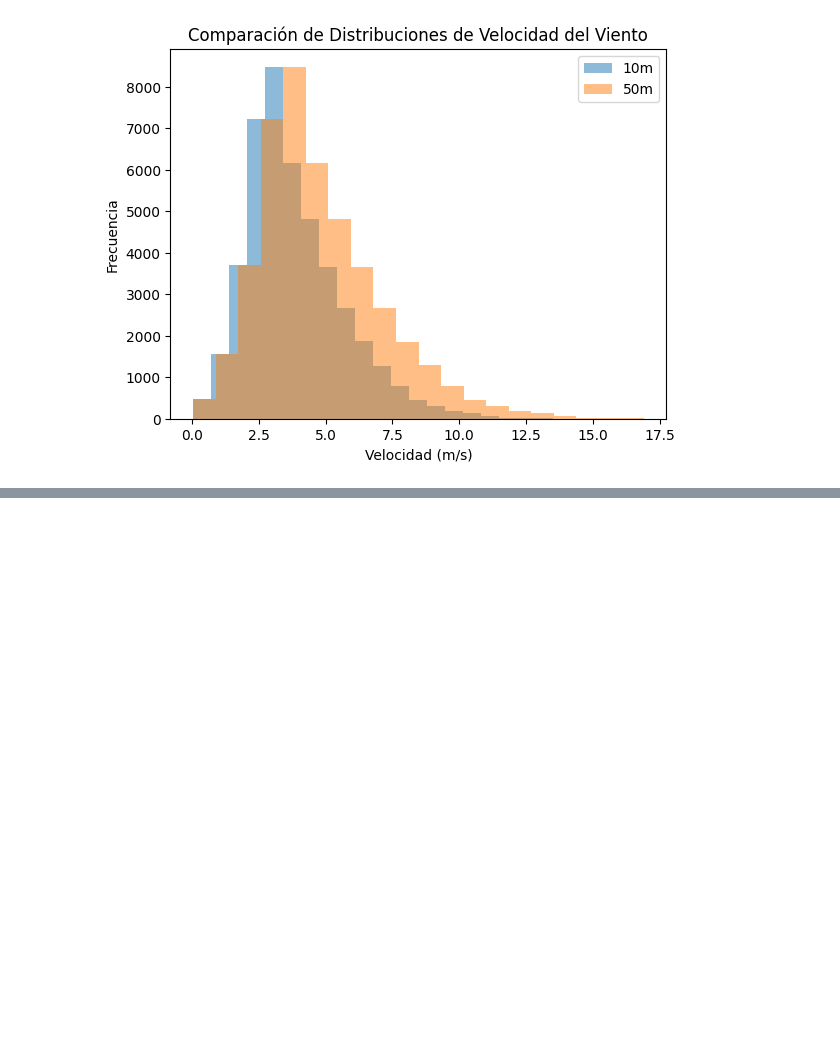
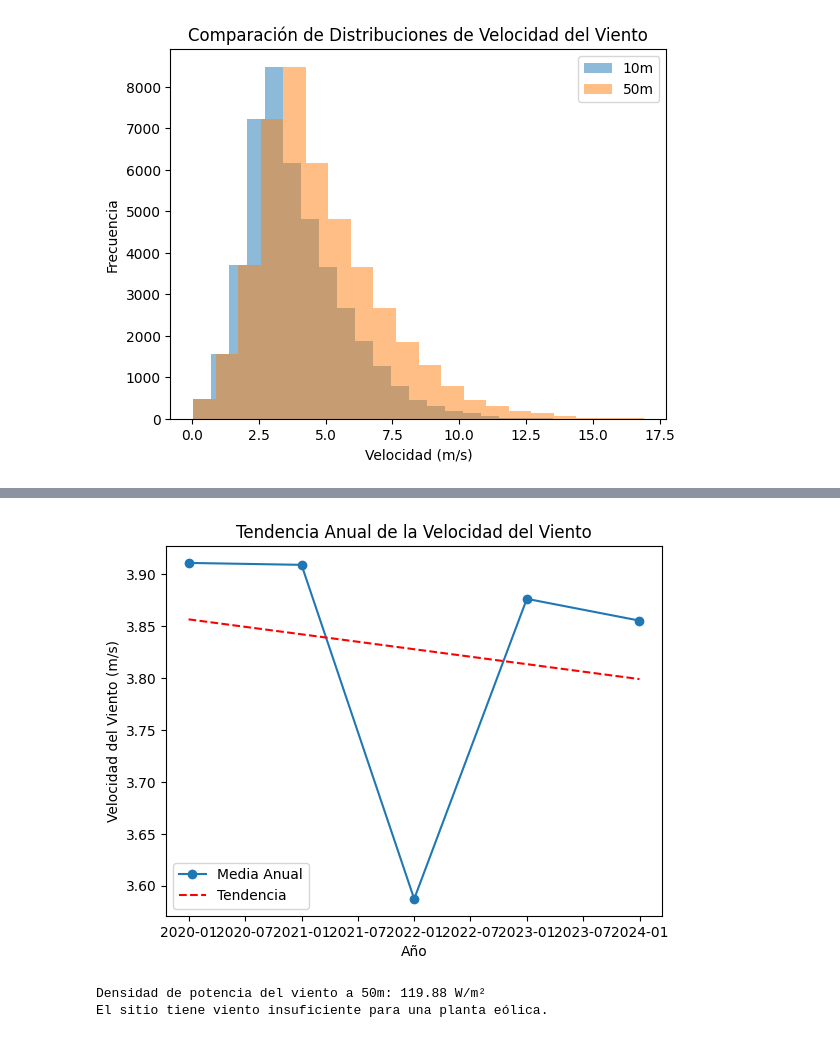
Before and after one commit to diegostaPy/EnergiaEolica, a Jupyter notebook: notebooks/Ejemplo3.ipynb, the cells around one changed output, grey strips where cells are left out. Drawn from its saved outputs; the diff is of its cells as text; code cells hidden in the pictures; blank space fills up the shorter version.

```diff
--- a/notebooks/Ejemplo3.ipynb
+++ b/notebooks/Ejemplo3.ipynb
@@ -84,0 +137,41 @@ plt.show()
+# %%
+from sklearn.linear_model import LinearRegression
+
+# Estimación de tendencia anual
+df_annual = df.resample('Y').mean()
+X = np.arange(len(df_annual)).reshape(-1, 1)
+y = df_annual['wind_speed'].values
+reg = LinearRegression().fit(X, y)
+df_annual['trend'] = reg.predict(X)
+
+plt.figure()
+plt.plot(df_annual.index, df_annual['wind_speed'], marker='o', label='Media Anual')
+plt.plot(df_annual.index, df_annual['trend'], linestyle='--', color='r', label='Tendencia')
+plt.title('Tendencia Anual de la Velocidad del Viento')
+plt.xlabel('Año')
+plt.ylabel('Velocidad del Viento (m/s)')
+plt.legend()
+plt.show()
+# %% [output]
+[figure, added]
+# %%
+
+# Evaluación para instalación de planta eólica
+def wind_power_density(v, rho=1.225):
+    return 0.5 * rho * np.mean(v**3)
+
+power_density_50m = wind_power_density(df['wind_speed_50m'])
+print(f"Densidad de potencia del viento a 50m: {power_density_50m:.2f} W/m²")
+
+if power_density_50m > 200:
+    print("El sitio tiene potencial para energía eólica.")
+else:
+    print("El sitio tiene viento insuficiente para una planta eólica.")
+
+# Consideraciones adicionales:
+# - Evaluar accesibilidad y conexión a la red eléctrica.
+# - Analizar impacto ambiental y social.
+# - Considerar variabilidad estacional y almacenamiento de energía.
+# %% [output]
+Densidad de potencia del viento a 50m: 119.88 W/m²
+El sitio tiene viento insuficiente para una planta eólica.
```
Also changed, not shown: parts of 3 cells of this notebook, 1 other file.
